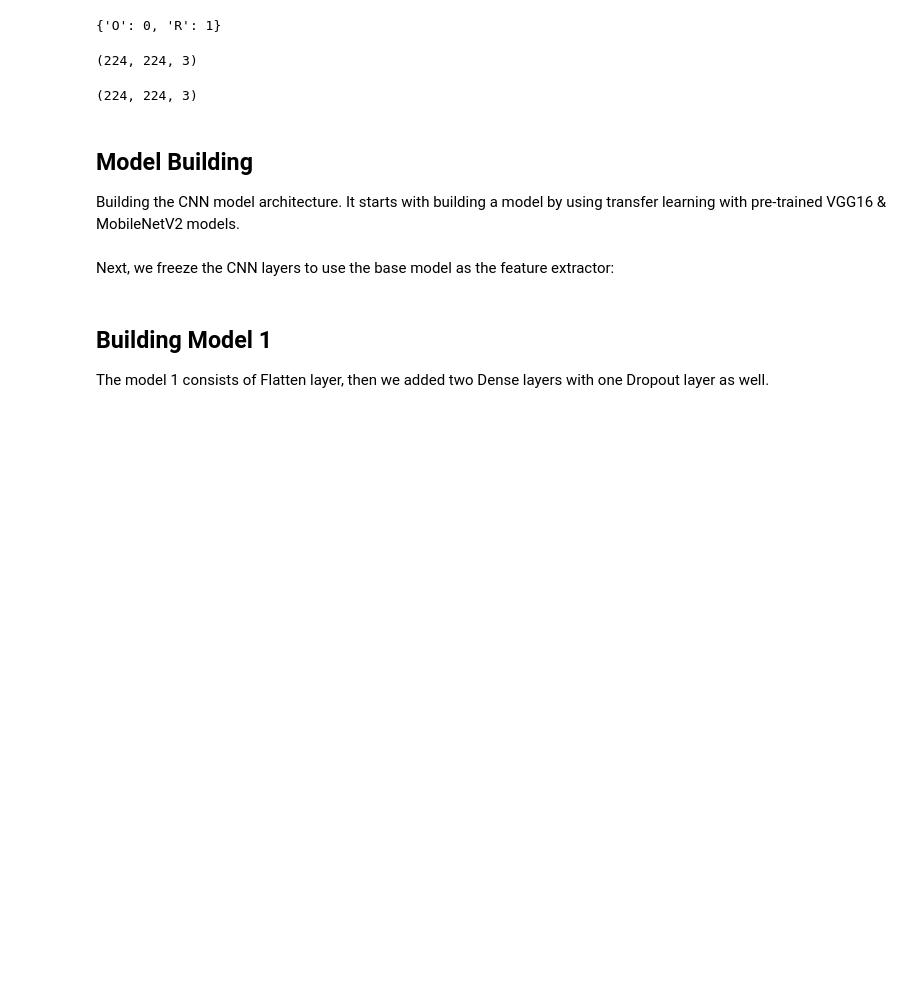
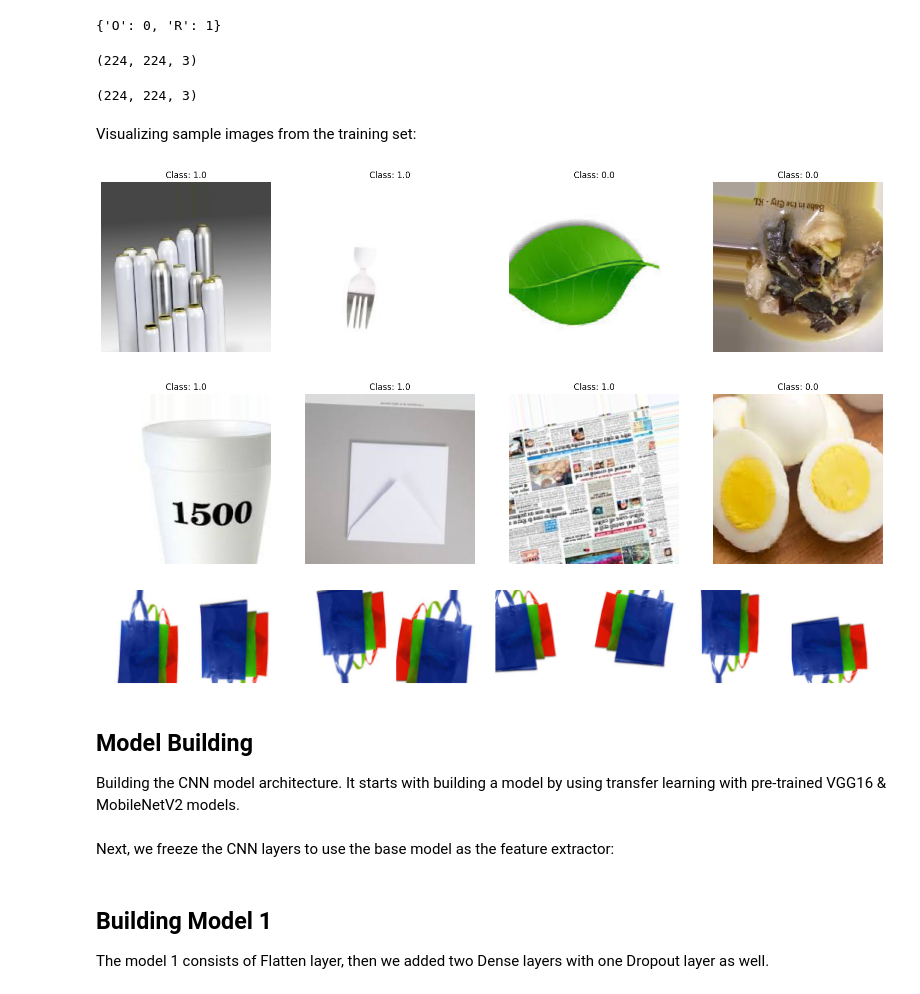
Before and after one commit to poojan007/ICT619-Waste-Sorting-Assistant, a Jupyter notebook: ICT619_Assignment_1_SmartSort.ipynb, the cells around one changed output. Cells and saved outputs as stored; diff of their text form; code cells hidden in the pictures; blank space fills up the shorter version.

```diff
--- a/ICT619_Assignment_1_SmartSort.ipynb
+++ b/ICT619_Assignment_1_SmartSort.ipynb
@@ -145,6 +145,54 @@ train_set.image_shape
 test_set.image_shape
 # %% [output]
 (224, 224, 3)
+# %% [markdown]
+Visualizing sample images from the training set:
+# %%
+# Generate a batch of images
+batch = next(train_set)
+
+# Define the number of images to display
+num_images = 8
+
+plt.figure(figsize=(20, 10))
+for i in range(num_images):
+    # Get an image and its label from the batch
+    img = batch[0][i]
+    label = batch[1][i]
+
+    # Plot the image
+    plt.subplot(2, 4, i + 1)
+    plt.imshow(img)
+    plt.title(f'Class: {label}')
+    plt.axis('off')
+
+plt.show()
+# %% [output]
+[figure, added]
+# %%
+# Fetch a batch
+batch = next(train_set)
+# Select the first image and label from the batch
+img, label = batch[0][0], batch[1][0]
+
+# Function to plot images
+def plot_images(image, num_images=8):
+    fig, axes = plt.subplots(1, num_images, figsize=(20, 5))
+    axes = axes.flatten()
+    for ax in axes:
+        # Apply transformation - simulates augmentation by calling .random_transform()
+        # It applies the transformation defined in train_datagen to the image
+        augmented_img = train_datagen.random_transform(image)
+
+        ax.imshow(augmented_img)
+        ax.axis('off')
+    plt.tight_layout()
+    plt.show()
+
+# Plotting augmented versions of the first image
+plot_images(img)
+# %% [output]
+[figure, added]
 # %% [markdown]
 ## Model Building
 
```
Also changed, not shown: parts of 10 cells of this notebook, 4 other files.
